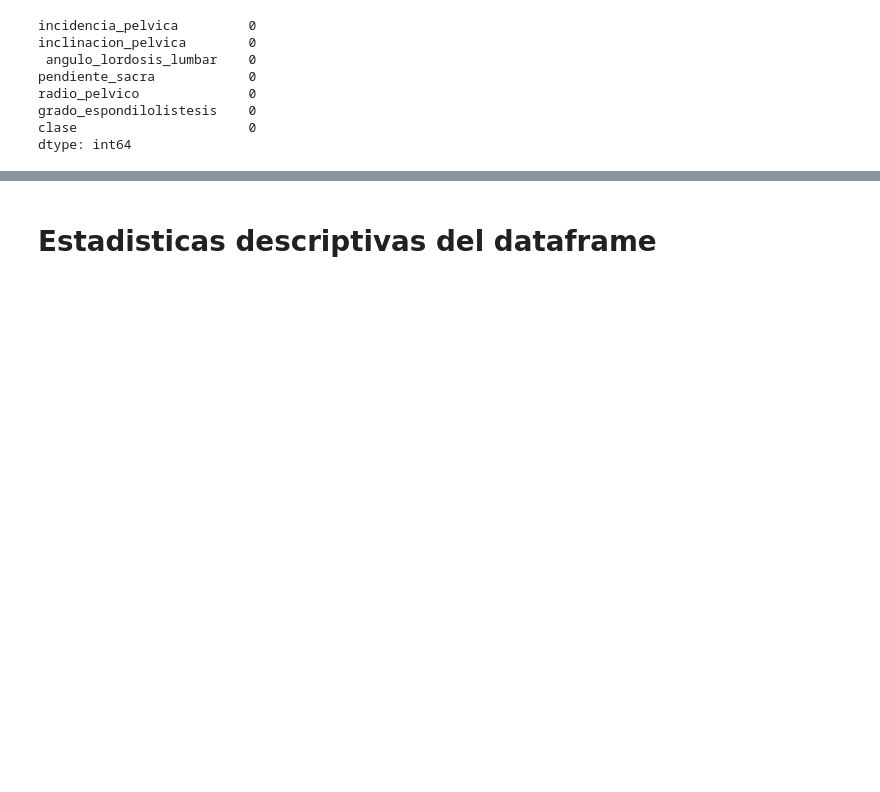
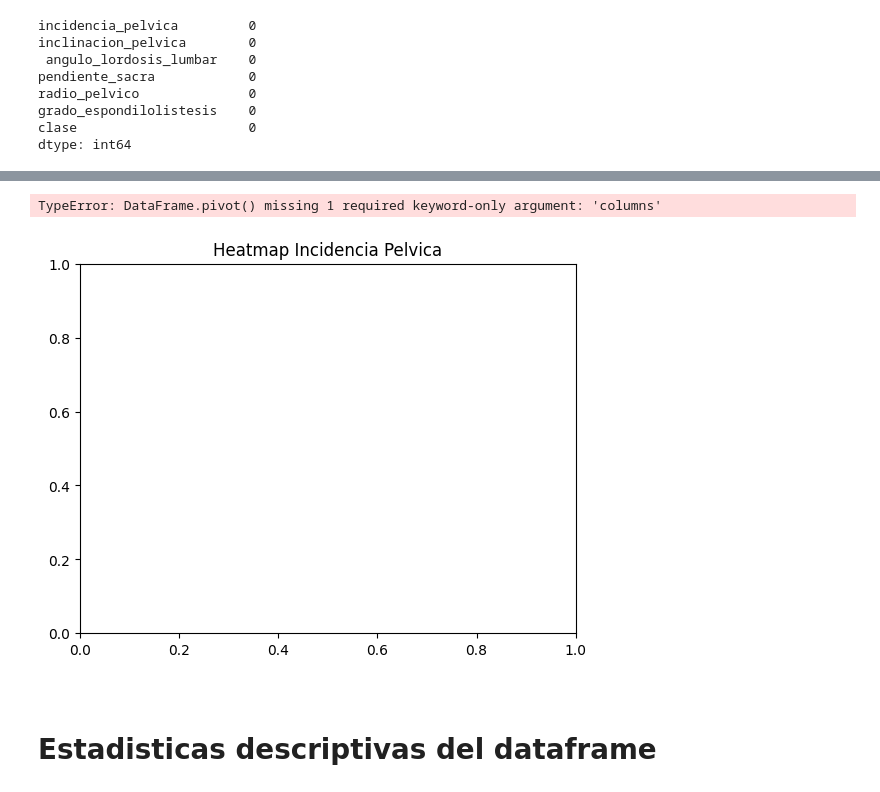
Before and after one commit to notGabo/ET_MachineLearning, a Jupyter notebook: et_ml.ipynb, the cells around one changed output, grey strips where cells are left out. Drawn from its saved outputs; the diff is of its cells as text; code cells hidden in the pictures; blank space fills up the shorter version.

```diff
--- a/et_ml.ipynb
+++ b/et_ml.ipynb
@@ -83,3 +98,13 @@ Name: count, dtype: int64
+# %%
+plt.title('Heatmap Incidencia Pelvica')
+incidencia_pelvica = df.pivot(index='incidencia_pelvica', values='incidencia_pelvica')
+sns.heatmap(incidencia_pelvica, cmap='coolwarm', annot=True)
+plt.show()
+# %% [output]
+TypeError: DataFrame.pivot() missing 1 required keyword-only argument: 'columns'
+[figure, added]
+# %% [markdown]
+<span style="color:lime"></span>
 # %% [markdown]
 # Estadisticas descriptivas del dataframe
 # %%
```
Also changed, not shown: parts of 20 cells of this notebook.
